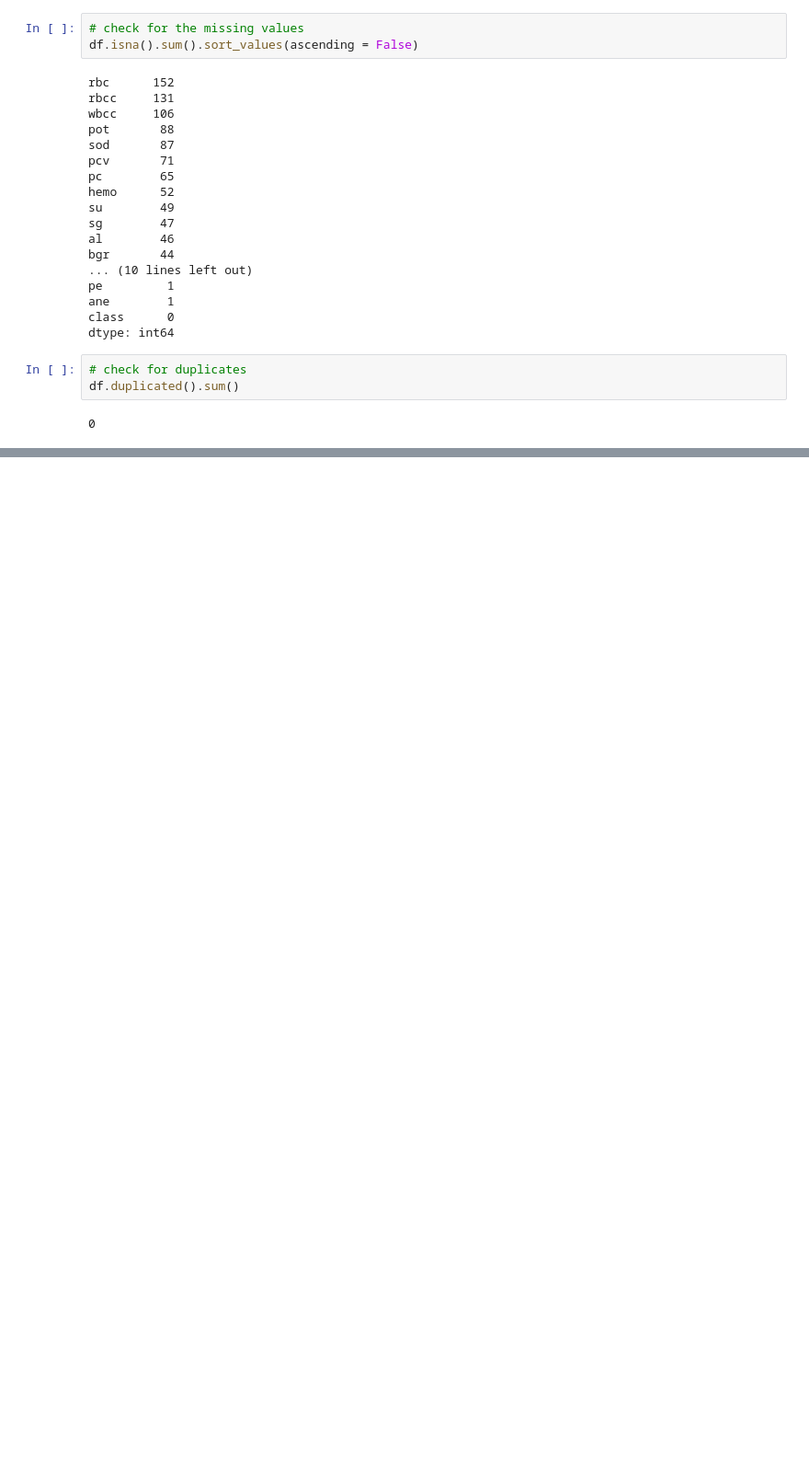
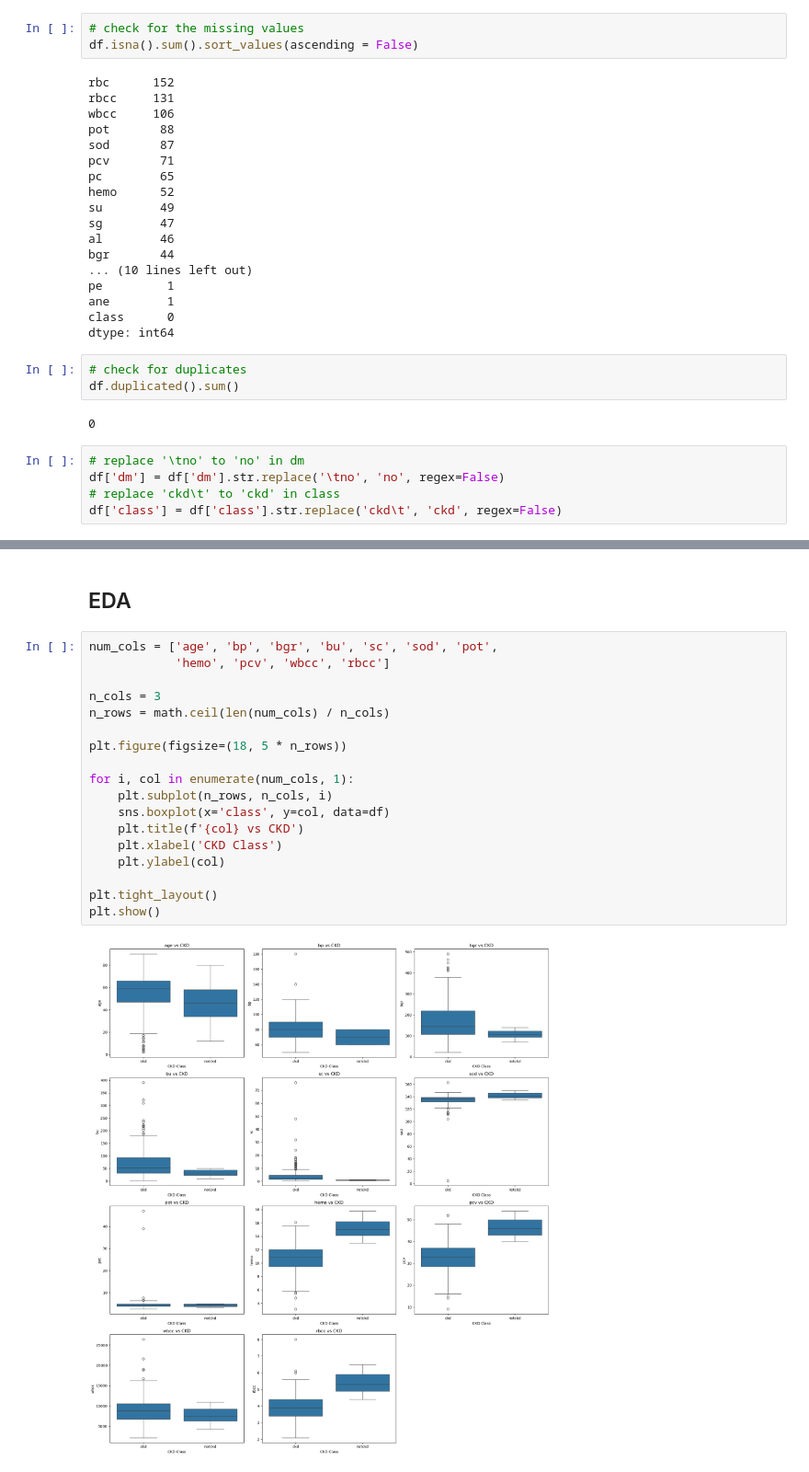
Before and after one commit to naiksampan/Predictive-Analytics-for-CKD-Detection, a Jupyter notebook: CKD_analysis.ipynb, the cells around one changed output, grey strips where cells are left out. Shown at 92% size. Saved outputs shown, nothing was run; the diff lists cells and outputs as text; blank space fills up the shorter version.

```diff
--- a/CKD_analysis.ipynb
+++ b/CKD_analysis.ipynb
@@ -155,6 +158,11 @@ dtype: int64
 df.duplicated().sum()
 # %% [output]
 0
+# %%
+# replace '\tno' to 'no' in dm
+df['dm'] = df['dm'].str.replace('\tno', 'no', regex=False)
+# replace 'ckd\t' to 'ckd' in class
+df['class'] = df['class'].str.replace('ckd\t', 'ckd', regex=False)
 # %%
 def categorical_counts(cat_cols):
     for col in cat_cols:
@@ -187,2 +195,24 @@ ckd\t       2
 Name: count, dtype: int64
 ------------------------------
+# %% [markdown]
+## EDA
+# %%
+num_cols = ['age', 'bp', 'bgr', 'bu', 'sc', 'sod', 'pot',
+            'hemo', 'pcv', 'wbcc', 'rbcc']
+
+n_cols = 3
+n_rows = math.ceil(len(num_cols) / n_cols)
+
+plt.figure(figsize=(18, 5 * n_rows))
+
+for i, col in enumerate(num_cols, 1):
+    plt.subplot(n_rows, n_cols, i)
+    sns.boxplot(x='class', y=col, data=df)
+    plt.title(f'{col} vs CKD')
+    plt.xlabel('CKD Class')
+    plt.ylabel(col)
+
+plt.tight_layout()
+plt.show()
+# %% [output]
+[figure, added]
```
Also changed, not shown: parts of 10 cells of this notebook.
